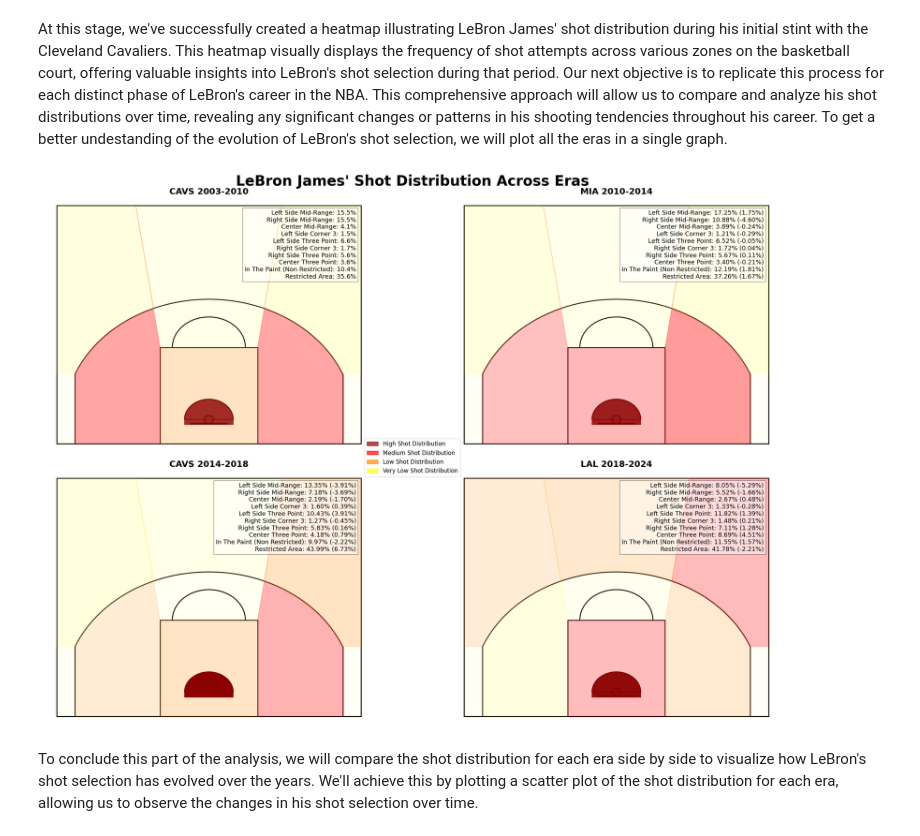
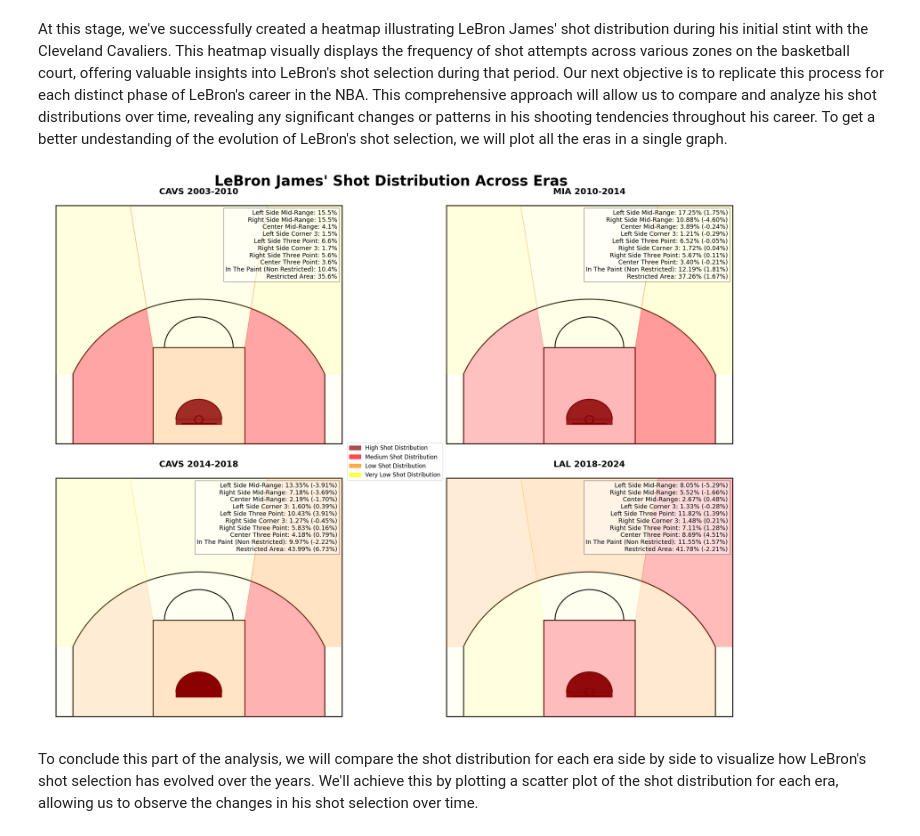
Before and after one commit to francescobortuzzo/DataScienceProject, a Jupyter notebook: creazione_plot/plot.ipynb, the cells around one changed output. Cells and saved outputs as stored; diff of their text form; code cells hidden in the pictures.

```diff
--- a/creazione_plot/plot.ipynb
+++ b/creazione_plot/plot.ipynb
@@ -433,56 +432,52 @@ def add_legend(ax, distribution, reference_distribution=None):
 W_subplots = 12  # Subplots width
 H_subplots = 11  # Subplots height
 
-# Space between subplot
-width_space = 6   # Orizzontal space
-height_space = 0.2  # Vertical space
-
 # Actual size of the subplot
 #Using this size because of slide presentation
 subplot_width = 9
 subplot_height = H_subplots * (subplot_width / W_subplots)
 
 # Total size of the figure
-fig_width = 2 * subplot_width + width_space
-fig_height = subplot_height * 2 + height_space
+fig_width = 2 * subplot_width + 5
+fig_height = subplot_height * 2 + 0.2
 
 #Set plot size
 fig, axs = plt.subplots(2, 2, figsize=(fig_width, fig_height))
 # set width and height between subplots
-plt.subplots_adjust(wspace=6, hspace=0.2)
+plt.subplots_adjust(wspace=6)
 
 # Draw and fill the court for each era
 draw_and_fill(axs[0, 0], 'CAVS 2003-2010', color_and_opacity(distribution_cavs1, 1))
 draw_and_fill(axs[0, 1], 'MIA 2010-2014', color_and_opacity(distribution_mia, 1))
 draw_and_fill(axs[1, 0], 'CAVS 2014-2018', color_and_opacity(distribution_cavs2, 1))
 draw_and_fill(axs[1, 1], 'LAL 2018-2024', color_and_opacity(distribution_lal, 1))
 
 # Add the legend box with shot distribution information for each era
 add_legend(axs[0, 0], distribution_cavs1)
 add_legend(axs[0, 1], distribution_mia, distribution_cavs1)
 add_legend(axs[1, 0], distribution_cavs2, distribution_mia)
 add_legend(axs[1, 1], distribution_lal, distribution_cavs2)
 
 #Add Title
 fig.suptitle('LeBron James\' Shot Distribution Across Eras', fontsize=30, fontweight='bold', x=0.54)
 
 
 # Create custom legend handles
 legend_handles = [
     patches.Patch(color='darkred', alpha=0.7, label='High Shot Distribution'),
     patches.Patch(color='red', alpha=0.7, label='Medium Shot Distribution'),
     patches.Patch(color='darkorange', alpha=0.7, label='Low Shot Distribution'),
     patches.Patch(color='yellow', alpha=0.7, label='Very Low Shot Distribution')
 ]
 
 # Add the custom legend to the figure
 #params are set manually to fit the legend in the best way
-fig.legend(handles=legend_handles, loc='center', fontsize=12, bbox_to_anchor=(0.54, 0.483))
+fig.legend(handles=legend_handles, loc='center', fontsize=12, bbox_to_anchor=(0.545, 0.476))
 
 plt.tight_layout()
 plt.show()
 # %% [output]
-[figure, old version]
+[figure, new version]
 # %% [markdown]
 To conclude this part of the analysis, we will compare the shot distribution for each era side by side to visualize how LeBron's shot selection has evolved over the years. We'll achieve this by plotting a scatter plot of the shot distribution for each era, allowing us to observe the changes in his shot selection over time.
 # %%
```
Also changed, not shown: parts of 24 cells of this notebook, 3 other files.
